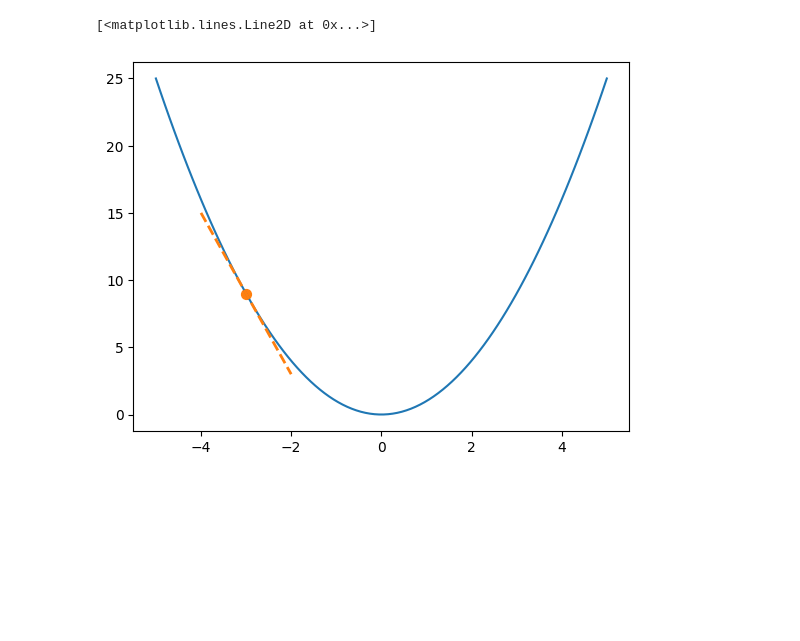
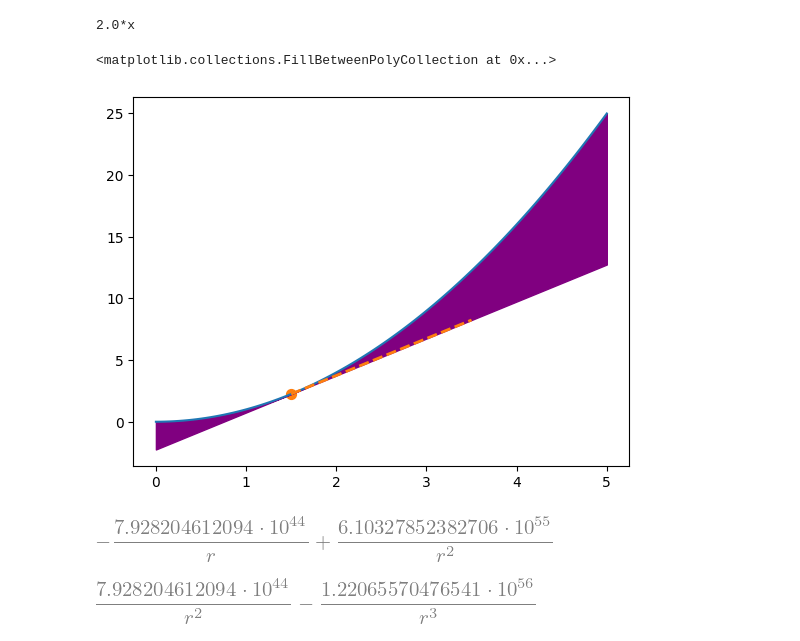
Before and after one commit to volgaone/python_mathematical_methods, a Jupyter notebook: ch2_answers.ipynb, the cells around one changed output. Drawn from its saved outputs; the diff is of its cells as text; code cells hidden in the pictures; blank space fills up the shorter version.

```diff
--- a/ch2_answers.ipynb
+++ b/ch2_answers.ipynb
@@ -1,36 +1,67 @@
 # %%
+#1
 import numpy as np
 import matplotlib.pyplot as plt
-#1# Define parabola
-def f(x):
-    return x**2
+from sympy import symbols, sin, diff
+from sympy.utilities.lambdify import lambdify
+# Define x(t)
+def f(t,a):
+    return 1/2*a*t**2
+
+
+a,x=symbols('a x', real=True)
+a=2
+print(diff(1/2*a*x**2,x))
 
 # Define parabola derivative
 def slope(x):
-    return 2*x
+    return 1.0*a*x
 
 # Define x data range for parabola
-x = np.linspace(-5,5,100)
+x = np.linspace(0,5,100)
 
 # Choose point to plot tangent line
-x1 = -3
-y1 = f(x1)
+x1 = 1.5
+y1 = f(x1,a)
 
 # Define tangent line
 # y = m*(x - x1) + y1
 def line(x, x1, y1):
     return slope(x1)*(x - x1) + y1
 
 # Define x data range for tangent line
-xrange = np.linspace(x1-1, x1+1, 10)
+xrange = np.linspace(x1, x1+2, 10)
 
 # Plot the figure
 plt.figure()
-plt.plot(x, f(x))
+plt.plot(x, f(x,a))
 plt.scatter(x1, y1, color='C1', s=50)
 plt.plot(xrange, line(xrange, x1, y1), 'C1--', linewidth = 2)
+#optionally highlight the area between two lines - actual position vs
+#predicted (if it wasn't for acceleration)
+plt.fill_between(x,f(x,a),line(x, x1, y1),color='purple')
 # %% [output]
-[<matplotlib.lines.Line2D at 0x...>]
+2.0*x
+<matplotlib.collections.FillBetweenPolyCollection at 0x...>
-[figure, old version]
+[figure, new version]
 # %%
 #2
+import scipy
+from sympy import init_printing,lambdify
+init_printing()
+
+G,r,l,me,ms=symbols('G r l m_e m_s', real=True)
+l=2.7E40
+me=5.9722E24
+ms=1.989E30
+G=scipy.constants.G
+Vr=l**2/(2*me*r**2)-G*me*ms/r
+Vr
+# %% [output]
+[figure, added]
+# %%
+
+dr=diff(Vr,r)
+dr
+# %% [output]
+[figure, added]
```
Also changed, not shown: parts of 1 cell of this notebook.
